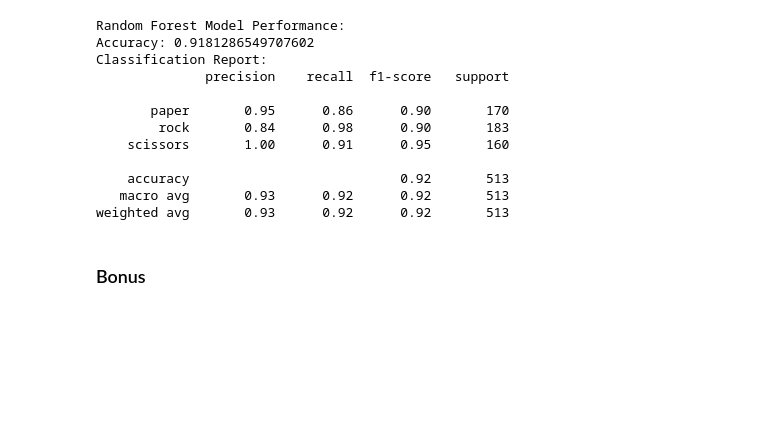
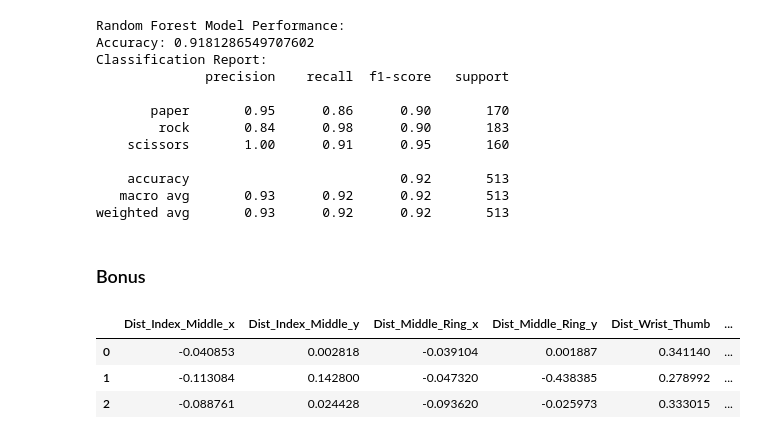
Before and after one commit to DiogoFabricioAG/Pull-Test, a Jupyter notebook: DCCachipun/DCCachipun.ipynb, the cells around one changed output. Cells and saved outputs as stored; diff of their text form; code cells hidden in the pictures; blank space fills up the shorter version.

```diff
--- a/DCCachipun/DCCachipun.ipynb
+++ b/DCCachipun/DCCachipun.ipynb
@@ -347,4 +378,15 @@ Classification Report:
 weighted avg       0.93      0.92      0.92       513
 # %% [markdown]
 ### Bonus
+# %%
+new_features_my_hands = df_my_hands.apply(calculate_features, axis=1, result_type='expand')
+new_features_my_hands.columns = ['Dist_Index_Middle_x', 'Dist_Index_Middle_y', 'Dist_Middle_Ring_x', 'Dist_Middle_Ring_y', 'Dist_Wrist_Thumb', 'Dist_Middle_Wrist', 'Angle_Index_Middle_Mid_Ring_Pinky']
+df_my_hands_features = pd.concat([new_features_my_hands, df_my_hands['label']], axis=1)
+
+display(df_my_hands_features)
+# %% [output]
+|  | Dist_Index_Middle_x | Dist_Index_Middle_y | Dist_Middle_Ring_x | Dist_Middle_Ring_y | Dist_Wrist_Thumb | ... |
+| 0 | -0.040853 | 0.002818 | -0.039104 | 0.001887 | 0.341140 | ... |
+| 1 | -0.113084 | 0.142800 | -0.047320 | -0.438385 | 0.278992 | ... |
+| 2 | -0.088761 | 0.024428 | -0.093620 | -0.025973 | 0.333015 | ... |
 # %%
```
Also changed, not shown: parts of 7 cells of this notebook.
